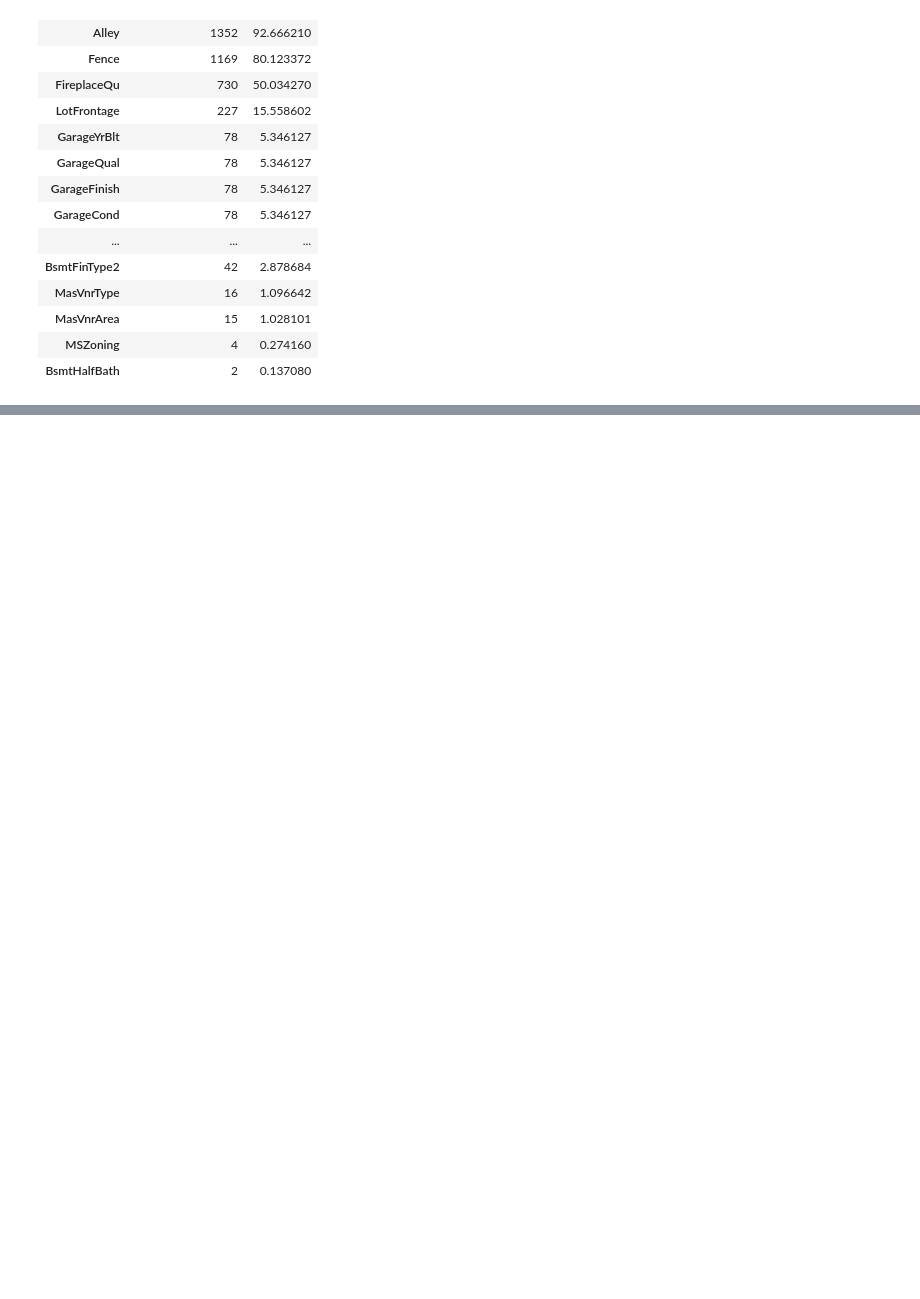
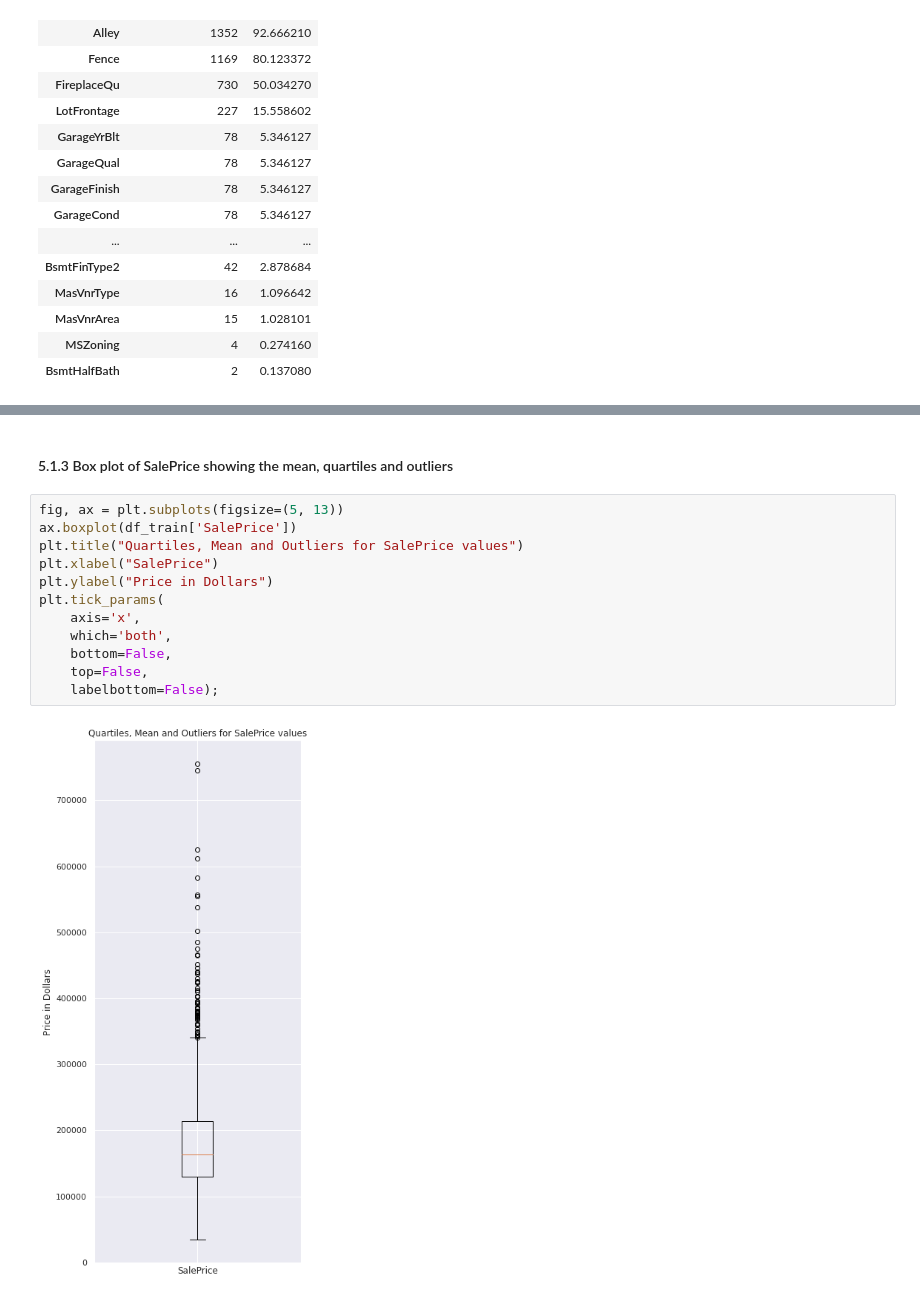
Before and after one commit to wondrousWebWorks/house-price-regression, a Jupyter notebook: jupyter_notebooks/02 - ExploratoryDataAnalysis.ipynb, the cells around one changed output, grey strips where cells are left out. Saved outputs shown, nothing was run; the diff lists cells and outputs as text; blank space fills up the shorter version.

```diff
--- a/jupyter_notebooks/02 - ExploratoryDataAnalysis.ipynb
+++ b/jupyter_notebooks/02 - ExploratoryDataAnalysis.ipynb
@@ -191,0 +229,16 @@ df_test_missing_table.head(20)
+# %% [markdown]
+#### 5.1.3 Box plot of SalePrice showing the mean, quartiles and outliers
+# %%
+fig, ax = plt.subplots(figsize=(5, 13))
+ax.boxplot(df_train['SalePrice'])
+plt.title("Quartiles, Mean and Outliers for SalePrice values")
+plt.xlabel("SalePrice")
+plt.ylabel("Price in Dollars")
+plt.tick_params(
+    axis='x',
+    which='both',
+    bottom=False,
+    top=False,
+    labelbottom=False);
+# %% [output]
+[figure, added]
```
Also changed, not shown: parts of 16 cells of this notebook.
